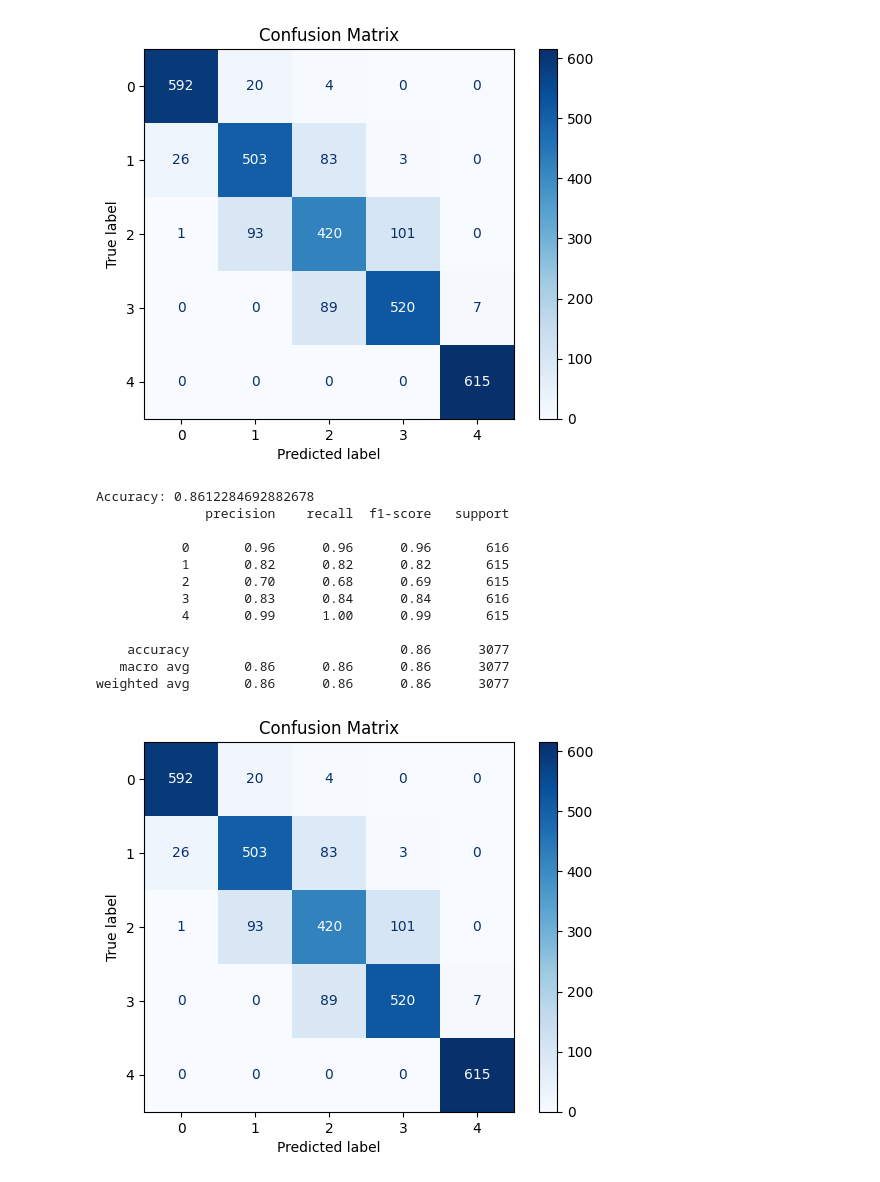
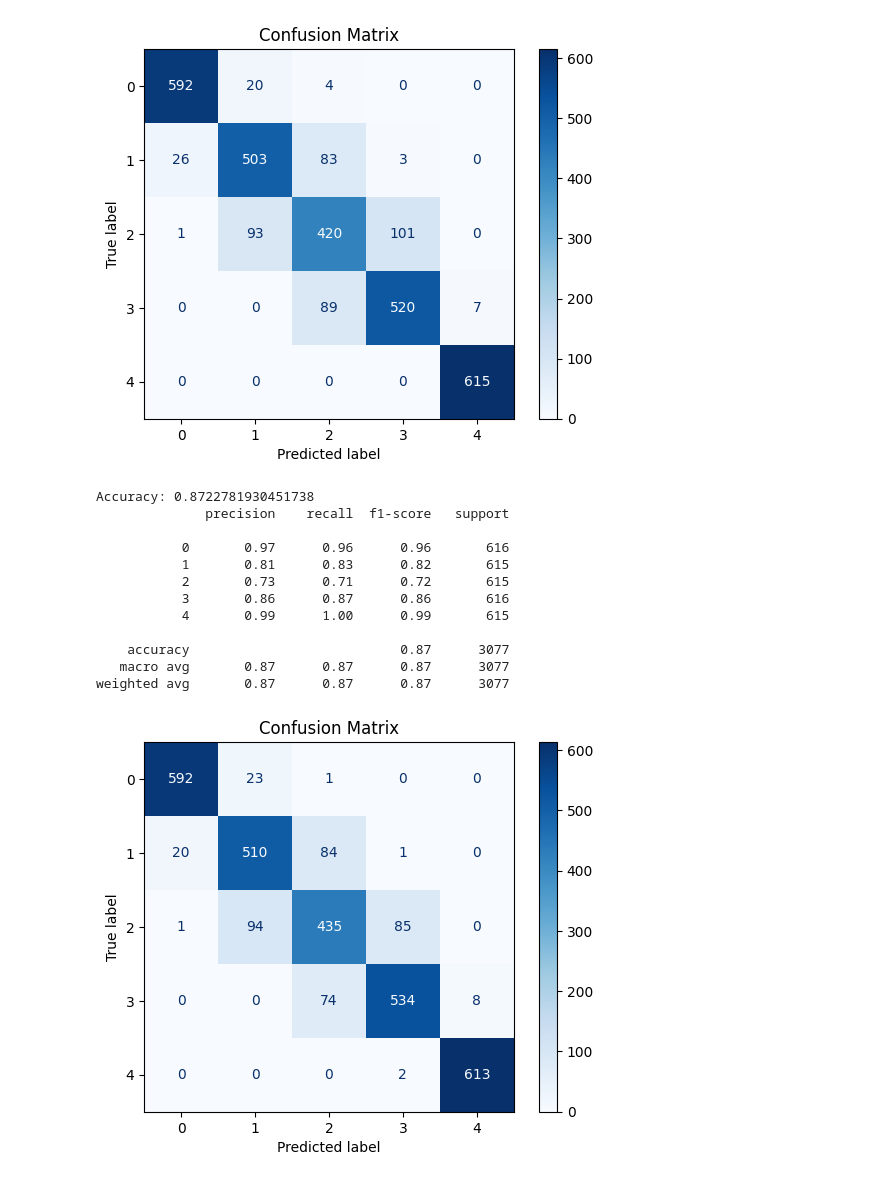
Before and after one commit to Fakhrezy/descData_ML, a Jupyter notebook: Decision Tree/DC_mean-Smote.ipynb, the cells around one changed output. Drawn from its saved outputs; the diff is of its cells as text; code cells hidden in the pictures.

```diff
--- a/Decision Tree/DC_mean-Smote.ipynb
+++ b/Decision Tree/DC_mean-Smote.ipynb
@@ -308,37 +295,37 @@ weighted avg       0.86      0.86      0.86      3077
 [figure]
 # %%
 def l2_norm (X_train, X_test):
-    scaler = Normalizer(norm='l1')
+    scaler = Normalizer(norm='l2')
     X_train_scaled = scaler.fit_transform(X_train)
     X_test_scaled = scaler.transform(X_test)
 
     model = DecisionTreeClassifier(random_state=42)
     model.fit(X_train_scaled, y_train)
     y_pred = model.predict(X_test_scaled)
 
     print("Accuracy:", accuracy_score(y_test, y_pred))
     print(classification_report(y_test, y_pred, zero_division=0))
 
     cm = confusion_matrix(y_test, y_pred)
     disp = ConfusionMatrixDisplay(confusion_matrix=cm, display_labels=model.classes_)
     disp.plot(cmap='Blues')
     plt.title("Confusion Matrix")
     plt.show()
 
     return model
 
 l2_model = l2_norm(X_train, X_test)
 # %% [output]
-Accuracy: 0.8612284692882678
+Accuracy: 0.8722781930451738
               precision    recall  f1-score   support
 
-           0       0.96      0.96      0.96       616
-           1       0.82      0.82      0.82       615
-           2       0.70      0.68      0.69       615
-           3       0.83      0.84      0.84       616
+           0       0.97      0.96      0.96       616
+           1       0.81      0.83      0.82       615
+           2       0.73      0.71      0.72       615
+           3       0.86      0.87      0.86       616
            4       0.99      1.00      0.99       615
 
-    accuracy                           0.86      3077
-   macro avg       0.86      0.86      0.86      3077
-weighted avg       0.86      0.86      0.86      3077
+    accuracy                           0.87      3077
+   macro avg       0.87      0.87      0.87      3077
+weighted avg       0.87      0.87      0.87      3077
-[figure, old version]
+[figure, new version]
```
Also changed, not shown: parts of 1 cell of this notebook, 4 other files.
